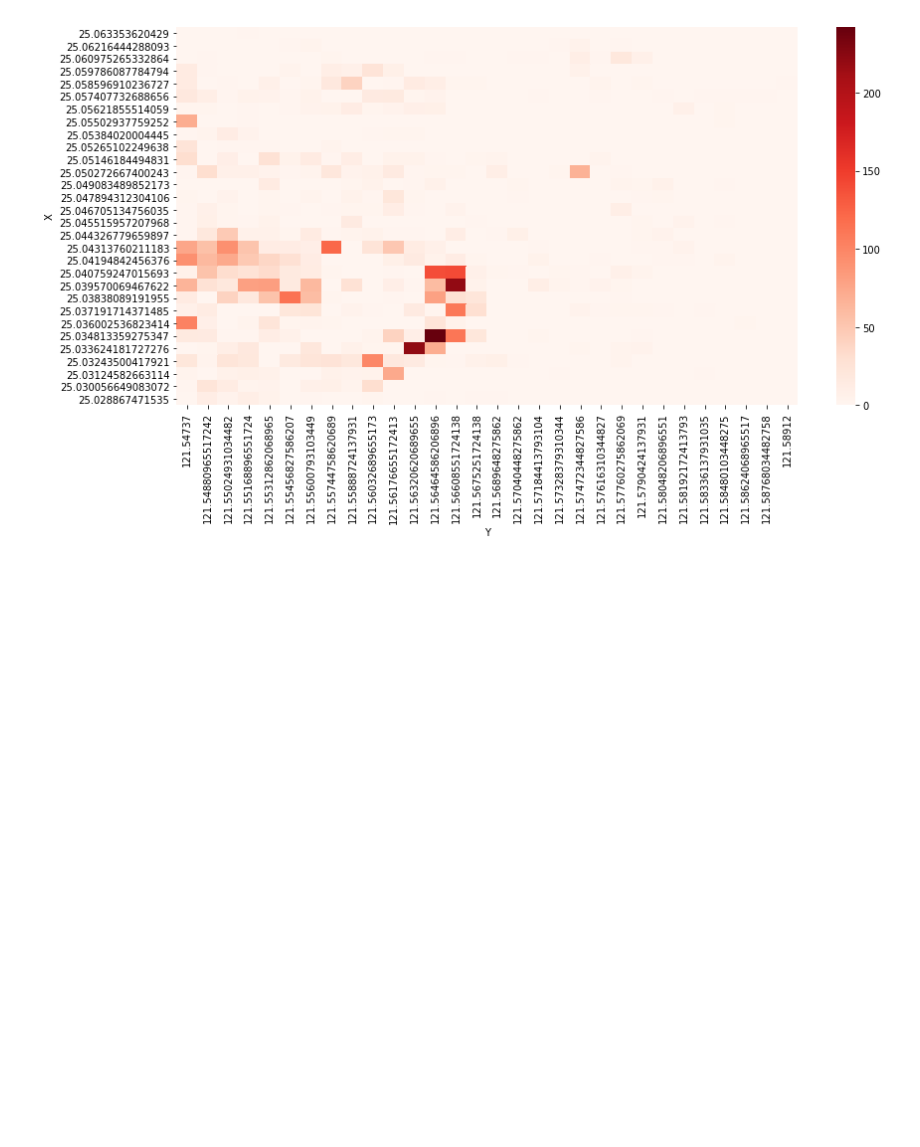
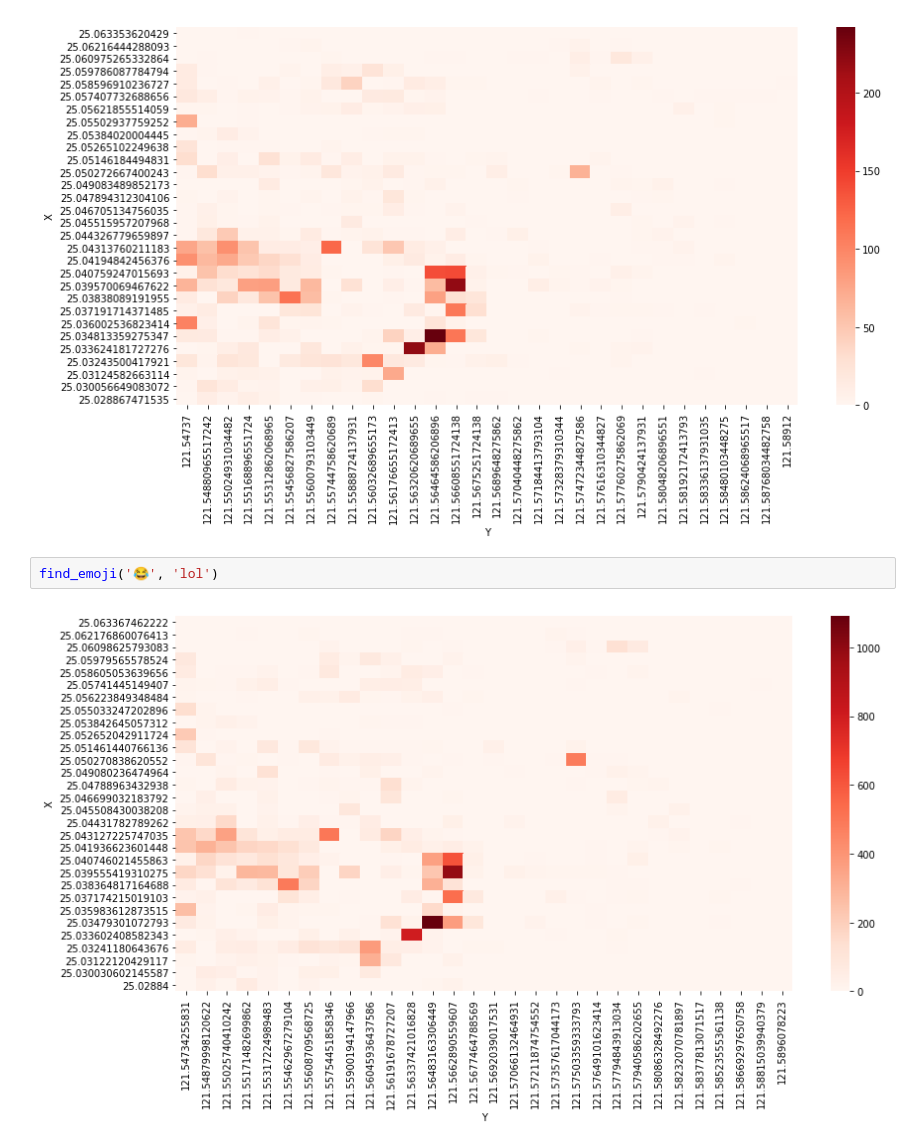
Before and after one commit to liunuozhi/instagram-analysis-taipei, a Jupyter notebook: notebook/1.2 Emoji Ranking Sorted by Emoji.ipynb, the cells around one changed output. Drawn from its saved outputs; the diff is of its cells as text; blank space fills up the shorter version.

Commit message:
add LOL emoji

```diff
--- a/notebook/1.2 Emoji Ranking Sorted by Emoji.ipynb
+++ b/notebook/1.2 Emoji Ranking Sorted by Emoji.ipynb
@@ -180,3 +180,7 @@ find_emoji('💕', 'doubleHeart')
 find_emoji('😘', 'spitHeart')
 # %% [output]
 [figure]
+# %%
+find_emoji('😂', 'lol')
+# %% [output]
+[figure, added]
```
